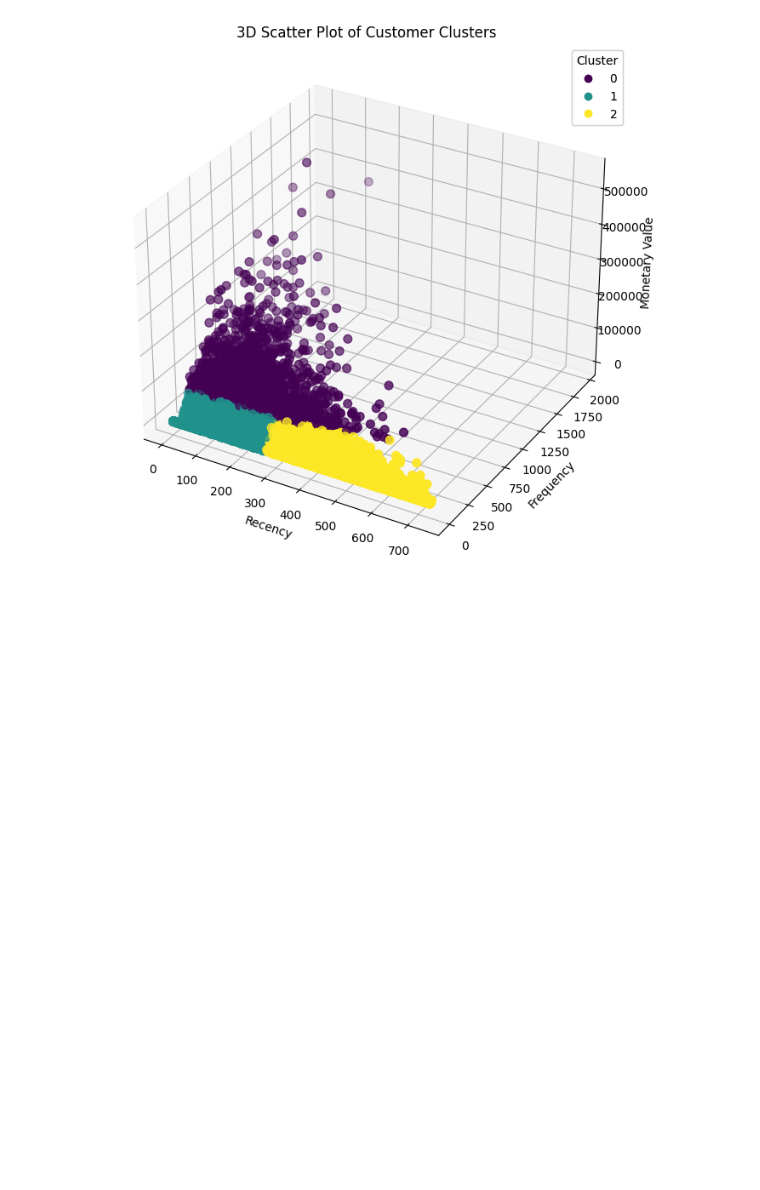
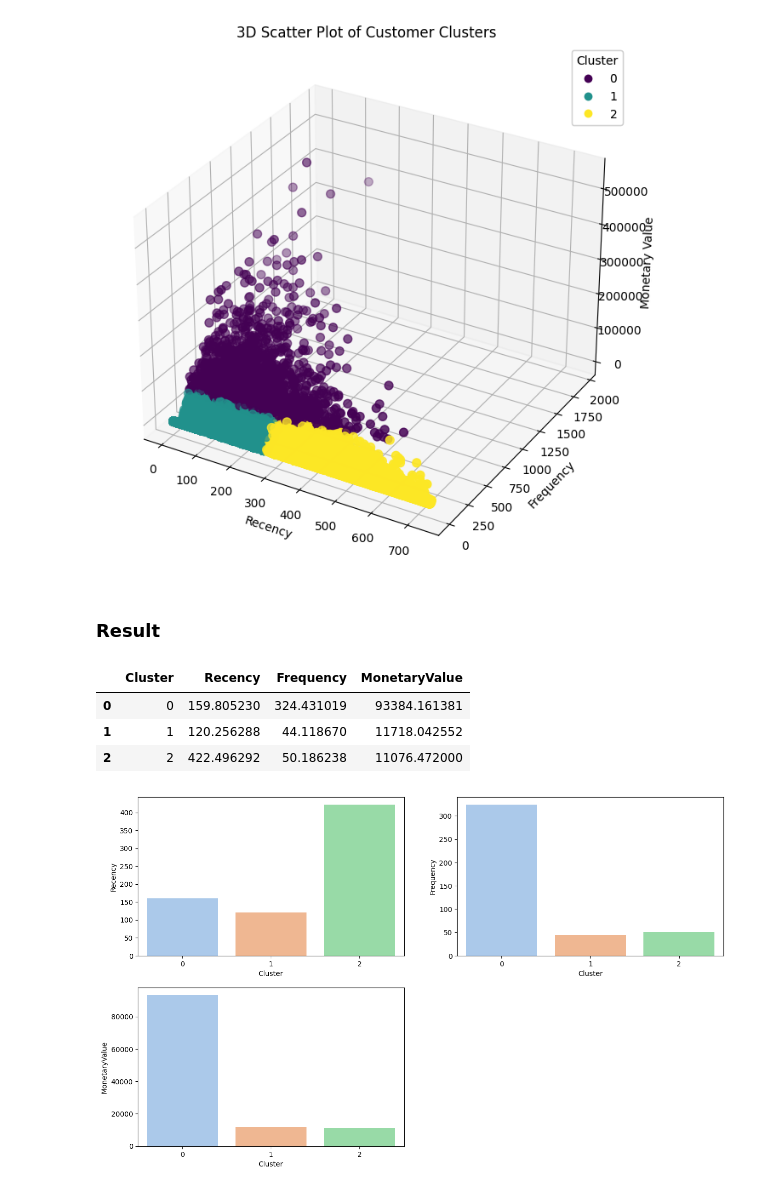
Before and after one commit to PhungThien63f/Ecommerce, a Jupyter notebook: Ecommerce.ipynb, the cells around one changed output. Drawn from its saved outputs; the diff is of its cells as text; code cells hidden in the pictures; blank space fills up the shorter version.

```diff
--- a/Ecommerce.ipynb
+++ b/Ecommerce.ipynb
@@ -534,3 +536,28 @@ ax.add_artist(legend1)
 plt.show()
 # %% [output]
 [figure]
+# %% [markdown]
+### Result
+# %%
+avg_df = df_customers.groupby(['Cluster'], as_index=False).mean()
+avg_df
+# %% [output]
+|  | Cluster | Recency | Frequency | MonetaryValue |
+| 0 | 0 | 159.805230 | 324.431019 | 93384.161381 |
+| 1 | 1 | 120.256288 | 44.118670 | 11718.042552 |
+| 2 | 2 | 422.496292 | 50.186238 | 11076.472000 |
+# %%
+plt.figure(figsize=(15,9))
+
+
+plt.subplot(2,2,1)
+sns.barplot(avg_df,x='Cluster', y = 'Recency', palette='pastel')
+
+plt.subplot(2,2,2)
+sns.barplot(avg_df,x='Cluster', y = 'Frequency', palette='pastel')
+
+plt.subplot(2,2,3)
+sns.barplot(avg_df,x='Cluster', y = 'MonetaryValue', palette='pastel')
+plt.show()
+# %% [output]
+[figure, added]
```
Also changed, not shown: parts of 6 cells of this notebook.
